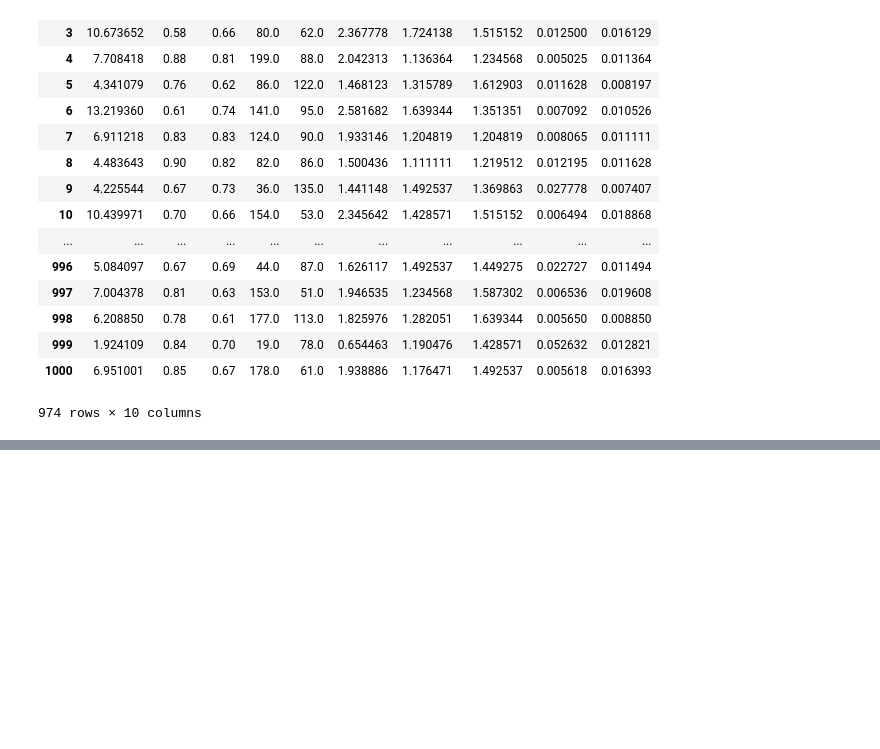
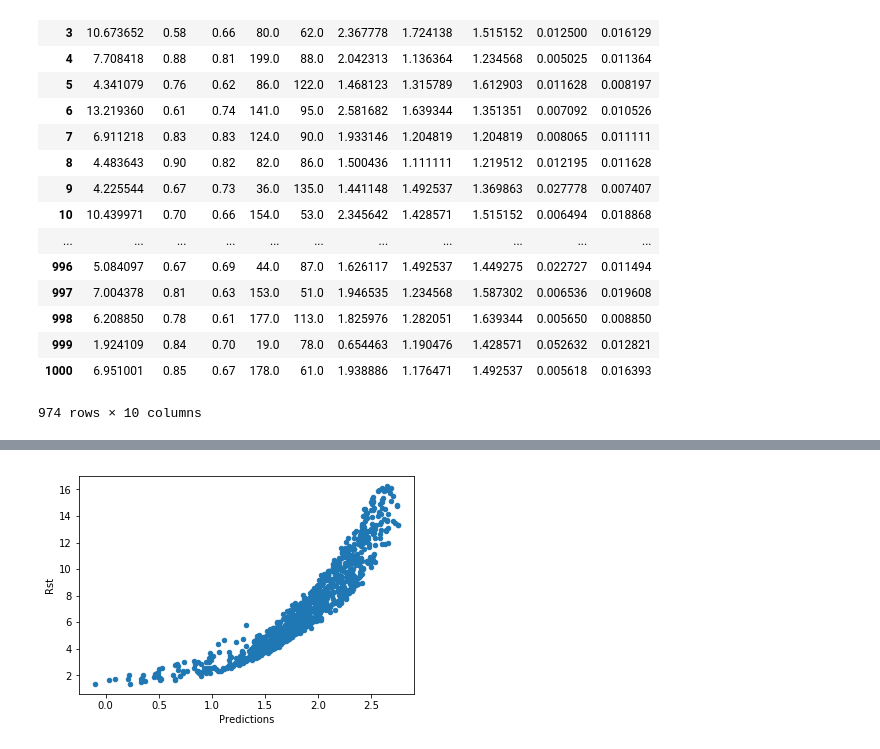
Before and after one commit to bkearse/Pete2060, a Jupyter notebook: FinalProject.ipynb, the cells around one changed output, grey strips where cells are left out. Saved outputs shown, nothing was run; the diff lists cells and outputs as text; code cells hidden in the pictures; blank space fills up the shorter version.

```diff
--- a/FinalProject.ipynb
+++ b/FinalProject.ipynb
@@ -370,0 +442,7 @@ Warnings:
+# %%
+df['log_SGoil']=np.log(df.SGoil)
+df['log_SGgas']=np.log(df.SGgas)
+df['log_Psp']=np.log(df.Psp)
+df['log_Tsp']=np.log(df.Tsp)
+df['exp_predictions']=np.exp(df.Predictions)
+df
@@ -370,0 +468,5 @@ Warnings:
+# %%
+df.plot.scatter("Predictions", "Rst")
+plt.show()
+# %% [output]
+[figure, added]
```
Also changed, not shown: parts of 17 cells of this notebook.
